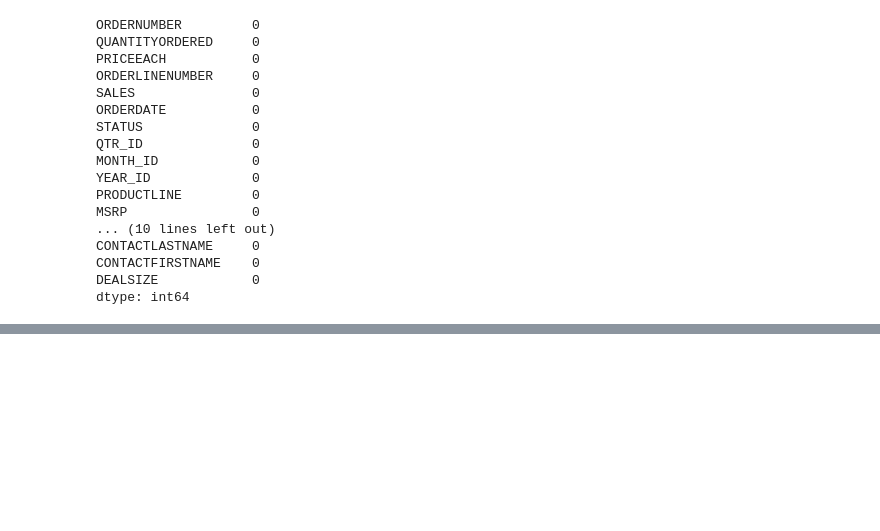
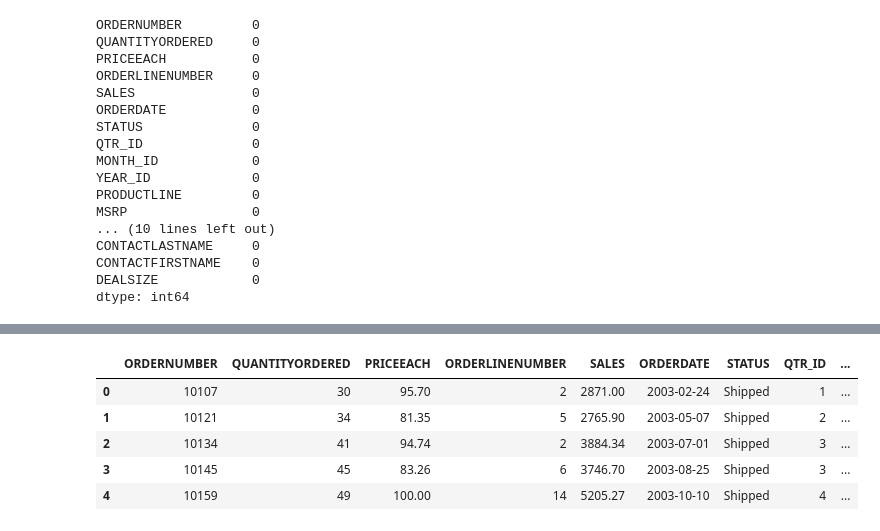
Before and after one commit to Farseel/Project1, a Jupyter notebook: project2.ipynb, the cells around one changed output, grey strips where cells are left out. Saved outputs shown, nothing was run; the diff lists cells and outputs as text; code cells hidden in the pictures; blank space fills up the shorter version.

```diff
--- a/project2.ipynb
+++ b/project2.ipynb
@@ -37,0 +295,2 @@ dtype: int64
+# %%
+df.loc[df["COUNTRY"]=="UK","COUNTRY"]="United Kingdom"
@@ -37,0 +318,15 @@ dtype: int64
+# %%
+df["ONLY_MONTH"]=df["ORDERDATE"].dt.month
+# %%
+df["ONLY_DAY"]=df["ORDERDATE"].dt.day
+# %%
+df["ONLY_YEAR"]=df["ORDERDATE"].dt.year
+# %%
+df.head()
+# %% [output]
+|  | ORDERNUMBER | QUANTITYORDERED | PRICEEACH | ORDERLINENUMBER | SALES | ORDERDATE | STATUS | QTR_ID | ... |
+| 0 | 10107 | 30 | 95.70 | 2 | 2871.00 | 2003-02-24 | Shipped | 1 | ... |
+| 1 | 10121 | 34 | 81.35 | 5 | 2765.90 | 2003-05-07 | Shipped | 2 | ... |
+| 2 | 10134 | 41 | 94.74 | 2 | 3884.34 | 2003-07-01 | Shipped | 3 | ... |
+| 3 | 10145 | 45 | 83.26 | 6 | 3746.70 | 2003-08-25 | Shipped | 3 | ... |
+| 4 | 10159 | 49 | 100.00 | 14 | 5205.27 | 2003-10-10 | Shipped | 4 | ... |
```
Also changed, not shown: parts of 29 cells of this notebook.
